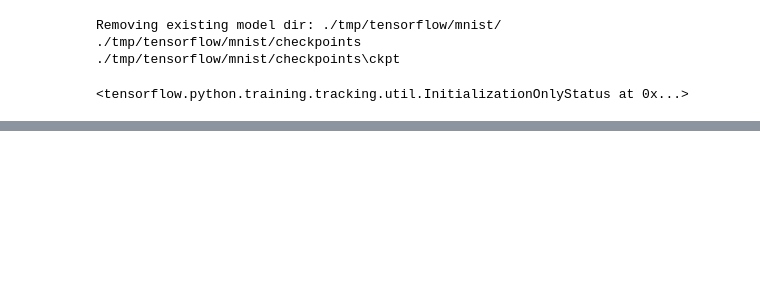
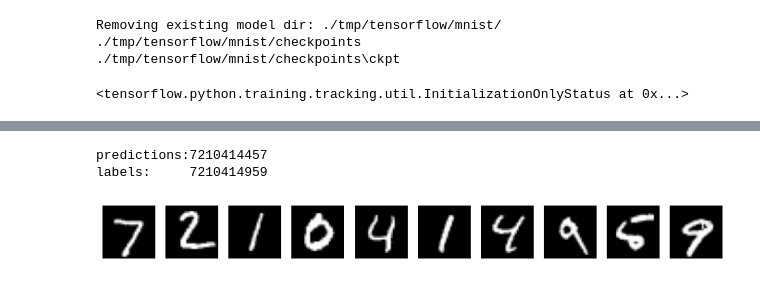
Before and after one commit to BruceYangOODA/TensorFlow_2.0_Learning, a Jupyter notebook: jupyter_notebook/01_FCN_and_CNN_mnist.ipynb, the cells around one changed output, grey strips where cells are left out. Saved outputs shown, nothing was run; the diff lists cells and outputs as text; code cells hidden in the pictures; blank space fills up the shorter version.

```diff
--- a/jupyter_notebook/01_FCN_and_CNN_mnist.ipynb
+++ b/jupyter_notebook/01_FCN_and_CNN_mnist.ipynb
@@ -187,5 +169,6 @@ from tensorflow.keras import datasets, layers, models, optimizers, metrics
 from tensorflow.python.ops import summary_ops_v2
 # %%
+(x_train,y_train),(x_test,y_test) = datasets.mnist.load_data()
 # del mnist_dataset
 def mnist_dataset():
     (x_train,y_train),(x_test,y_test) = datasets.mnist.load_data()
@@ -302,7 +286,7 @@ Removing existing model dir: ./tmp/tensorflow/mnist/
 ./tmp/tensorflow/mnist/checkpoints\ckpt
 <tensorflow.python.training.tracking.util.InitializationOnlyStatus at 0x...>
 # %%
-NUM_TRAIN_EPOCHS = 1
+NUM_TRAIN_EPOCHS = 5
 
 for i in range(NUM_TRAIN_EPOCHS):
     start = time.time()
@@ -339,6 +324,0 @@ loss: tf.Tensor(1.775289, shape=(), dtype=float32) acc: tf.Tensor(0.6838, shape=
-# %%
-for (images,labels) in test_ds:
-    predictions = model.predict(images)
-    for predict in predictions:
-        print(predict.argmax(axis=0),end="")
-    print()
@@ -363,5 +324,0 @@ for (images,labels) in test_ds:
-# %%
-for (images,labels) in test_ds:
-    for label in labels:
-        print("{}".format(label),end="")
-    print()
@@ -385,0 +325,19 @@ for (images,labels) in test_ds:
+# %%
+predictions = model.predict(x_test[0:10])
+print("predictions:",end="")
+for predict in predictions:
+    print(predict.argmax(axis=0),end="")
+print()
+print("labels:\t    ",end="")
+for label in y_test[0:10]:
+    print(label,end="")
+plt.figure(figsize=(12,3))
+for i in range(10):
+    plt.subplot(1,10,(i+1))
+    plt.imshow(x_test[i], cmap="gray")
+    plt.axis("off")
+plt.show()
+# %% [output]
+predictions:7210414457
+labels:     7210414959
+[figure, added]
```
Also changed, not shown: parts of 18 cells of this notebook.
